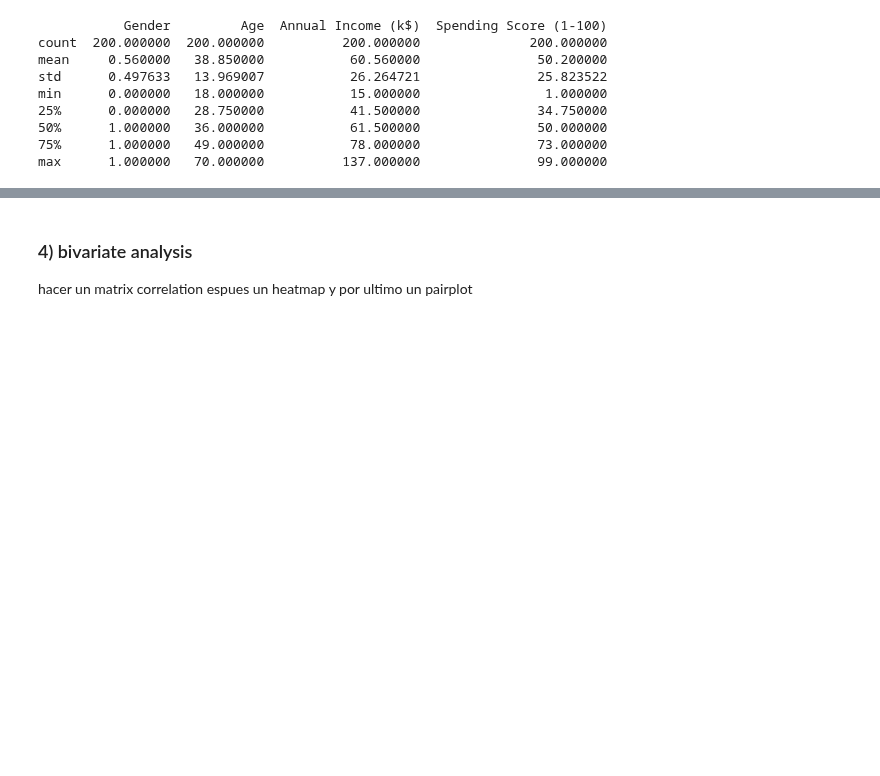
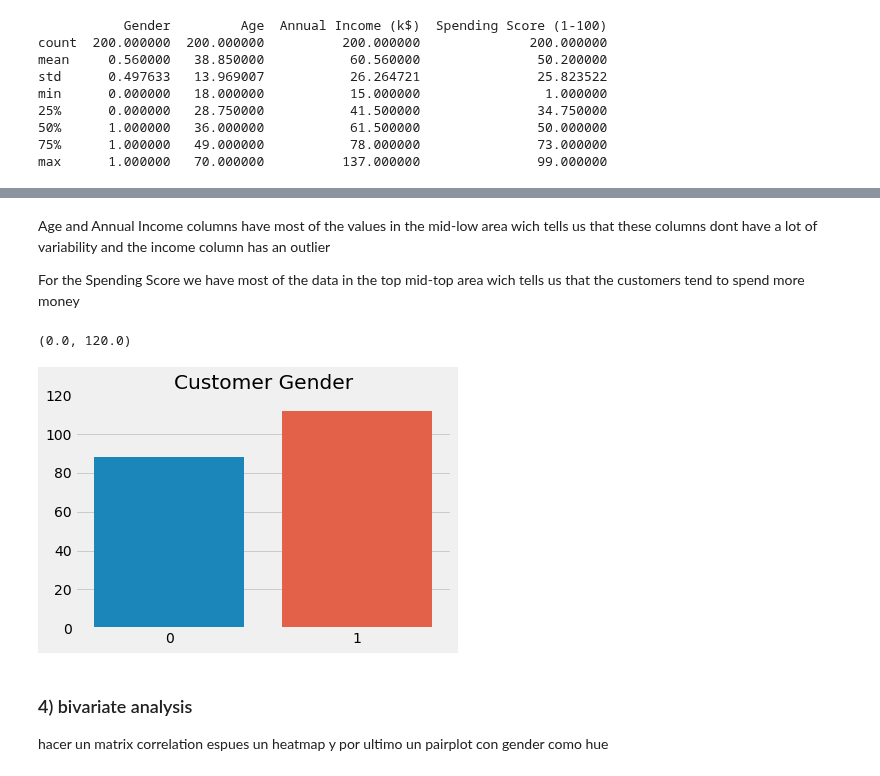
Before and after one commit to martinnss/Customer-Segmentation-with-KMeans-and-Affinity-Propagation, a Jupyter notebook: costumer_segmentation_kmeans.ipynb, the cells around one changed output, grey strips where cells are left out. Saved outputs shown, nothing was run; the diff lists cells and outputs as text; code cells hidden in the pictures; blank space fills up the shorter version.

```diff
--- a/costumer_segmentation_kmeans.ipynb
+++ b/costumer_segmentation_kmeans.ipynb
@@ -107,3 +130,16 @@ max      1.000000   70.000000          137.000000               99.000000
+# %% [markdown]
+Age and Annual Income columns have most of the values in the mid-low area wich tells us that these columns dont have a lot of variability and the income column has an outlier
+
+For the Spending Score we have most of the data in the top mid-top area wich tells us that the customers tend to spend more money
+# %%
+gen=data.Gender.value_counts()
+
+g=sns.barplot(x=gen.index,y=gen.values)
+g.set_title('Customer Gender')
+g.set_ylim(0,120)
+# %% [output]
+(0.0, 120.0)
+[figure, added]
 # %% [markdown]
 ### 4) bivariate analysis
-hacer un matrix correlation espues un heatmap y por ultimo un pairplot
+hacer un matrix correlation espues un heatmap y por ultimo un pairplot con gender como hue
```
Also changed, not shown: parts of 2 cells of this notebook.
